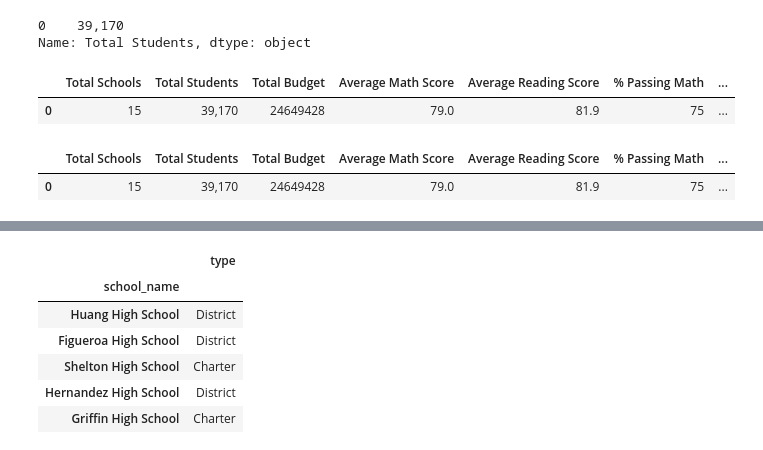
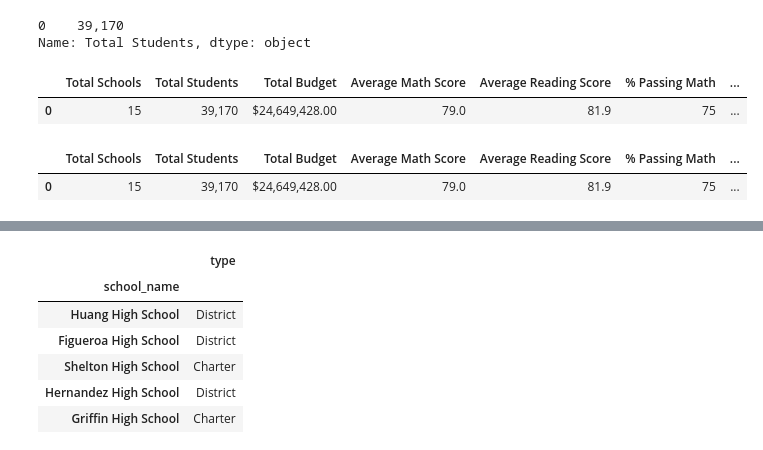
Before and after one commit to tamiespinosa/School_District_Analysis, a Jupyter notebook: PyCitySchools.ipynb, the cells around one changed output, grey strips where cells are left out. Saved outputs shown, nothing was run; the diff lists cells and outputs as text; code cells hidden in the pictures.

Commit message:
updated district summary format

```diff
--- a/PyCitySchools.ipynb
+++ b/PyCitySchools.ipynb
@@ -288,20 +288,22 @@ district_summary_df["Total Students"]
 Name: Total Students, dtype: object
 # %%
 # Format the columns.
+district_summary_df["Total Budget"] = district_summary_df["Total Budget"].map("${:,.2f}".format)
+
 district_summary_df["Average Math Score"] = district_summary_df["Average Math Score"].map("{:.1f}".format)
 
 district_summary_df["Average Reading Score"] = district_summary_df["Average Reading Score"].map("{:.1f}".format)
 
 district_summary_df["% Passing Math"] = district_summary_df["% Passing Math"].map("{:.0f}".format)
 
 district_summary_df["% Passing Reading"] = district_summary_df["% Passing Reading"].map("{:.0f}".format)
 
 district_summary_df["% Overall Passing"] = district_summary_df["% Overall Passing"].map("{:.0f}".format)
 
 district_summary_df
 # %% [output]
 |  | Total Schools | Total Students | Total Budget | Average Math Score | Average Reading Score | % Passing Math | ... |
-| 0 | 15 | 39,170 | 24649428 | 79.0 | 81.9 | 75 | ... |
+| 0 | 15 | 39,170 | $24,649,428.00 | 79.0 | 81.9 | 75 | ... |
 # %%
 # Reorder the columns in the order you want them to appear.
 new_column_order = ["Total Schools", "Total Students", "Total Budget","Average Math Score", "Average Reading Score", "% Passing Math", "% Passing Reading", "% Overall Passing"]
@@ -311,7 +313,7 @@ district_summary_df = district_summary_df[new_column_order]
 district_summary_df
 # %% [output]
 |  | Total Schools | Total Students | Total Budget | Average Math Score | Average Reading Score | % Passing Math | ... |
-| 0 | 15 | 39,170 | 24649428 | 79.0 | 81.9 | 75 | ... |
+| 0 | 15 | 39,170 | $24,649,428.00 | 79.0 | 81.9 | 75 | ... |
 # %%
 #Determine School Types
 per_school_types = school_data_df.set_index(["school_name"])["type"]
```
Also changed, not shown: parts of 37 cells of this notebook.
